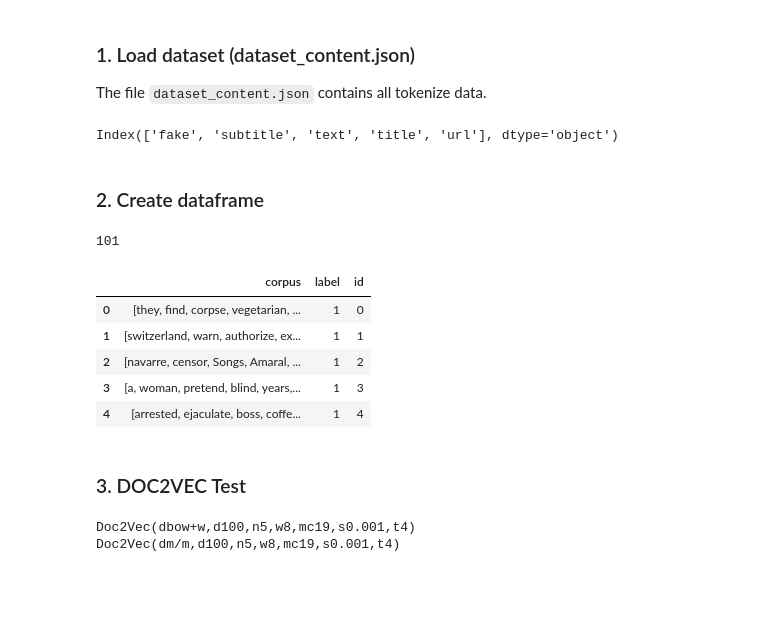
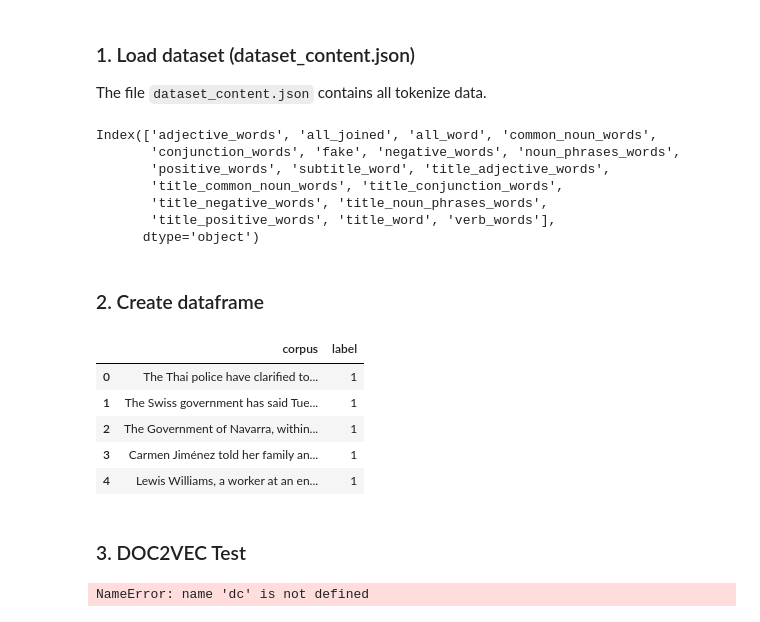
Before and after one commit to FNClassificator/FNC, a Jupyter notebook: src/fake_news_detector/notebooks/doc2vec/text_all.ipynb, the cells around one changed output. Cells and saved outputs as stored; diff of their text form; code cells hidden in the pictures; blank space fills up the shorter version.

```diff
--- a/src/fake_news_detector/notebooks/doc2vec/text_all.ipynb
+++ b/src/fake_news_detector/notebooks/doc2vec/text_all.ipynb
@@ -15,12 +17,18 @@ from src.fake_news_detector.core.nlp import clean_text as ct
 
 The file `dataset_content.json` contains all tokenize data.
 # %%
-articles = io.read_json_file('/home/elenaruiz/Documents/TFG/FNC/src/data/tmp.json')
+articles = io.read_json_file('/home/elenaruiz/Documents/FNC/src/data/dataset_content.json')
 df = pd.DataFrame(data=articles['articles']) # Put in pandas dataframe
 # %%
 df.columns
 # %% [output]
-Index(['fake', 'subtitle', 'text', 'title', 'url'], dtype='object')
+Index(['adjective_words', 'all_joined', 'all_word', 'common_noun_words',
+       'conjunction_words', 'fake', 'negative_words', 'noun_phrases_words',
+       'positive_words', 'subtitle_word', 'title_adjective_words',
+       'title_common_noun_words', 'title_conjunction_words',
+       'title_negative_words', 'title_noun_phrases_words',
+       'title_positive_words', 'title_word', 'verb_words'],
+      dtype='object')
 # %% [markdown]
 ### 2. Create dataframe
 # %%
@@ -35,28 +43,23 @@ for i, row in df.iterrows():
     documents.append(all_t)
 # %%
 len(documents)
-# %% [output]
-101
 # %%
 corpus = pd.DataFrame()
-corpus['corpus'] = documents
+corpus['corpus'] = df['all_joined']
 corpus['label'] = df['fake']*1
-len(df)
-corpus['id'] = list(range(0,len(df)))
 corpus.head()
 # %% [output]
-|  | corpus | label | id |
-| 0 | [they, find, corpse, vegetarian, ... | 1 | 0 |
-| 1 | [switzerland, warn, authorize, ex... | 1 | 1 |
-| 2 | [navarre, censor, Songs, Amaral, ... | 1 | 2 |
-| 3 | [a, woman, pretend, blind, years,... | 1 | 3 |
-| 4 | [arrested, ejaculate, boss, coffe... | 1 | 4 |
+|  | corpus | label |
+| 0 | The Thai police have clarified to... | 1 |
+| 1 | The Swiss government has said Tue... | 1 |
+| 2 | The Government of Navarra, within... | 1 |
+| 3 | Carmen Jiménez told her family an... | 1 |
+| 4 | Lewis Williams, a worker at an en... | 1 |
 # %% [markdown]
 ### 3. DOC2VEC Test
 # %%
 models = dc.generate_doc2vec_model(corpus)
 # %% [output]
-Doc2Vec(dbow+w,d100,n5,w8,mc19,s0.001,t4)
-Doc2Vec(dm/m,d100,n5,w8,mc19,s0.001,t4)
+NameError: name 'dc' is not defined
 # %%
 dc.get_similarty_doc2vec(models, corpus)
```
Also changed, not shown: parts of 4 cells of this notebook, 1 other file.
